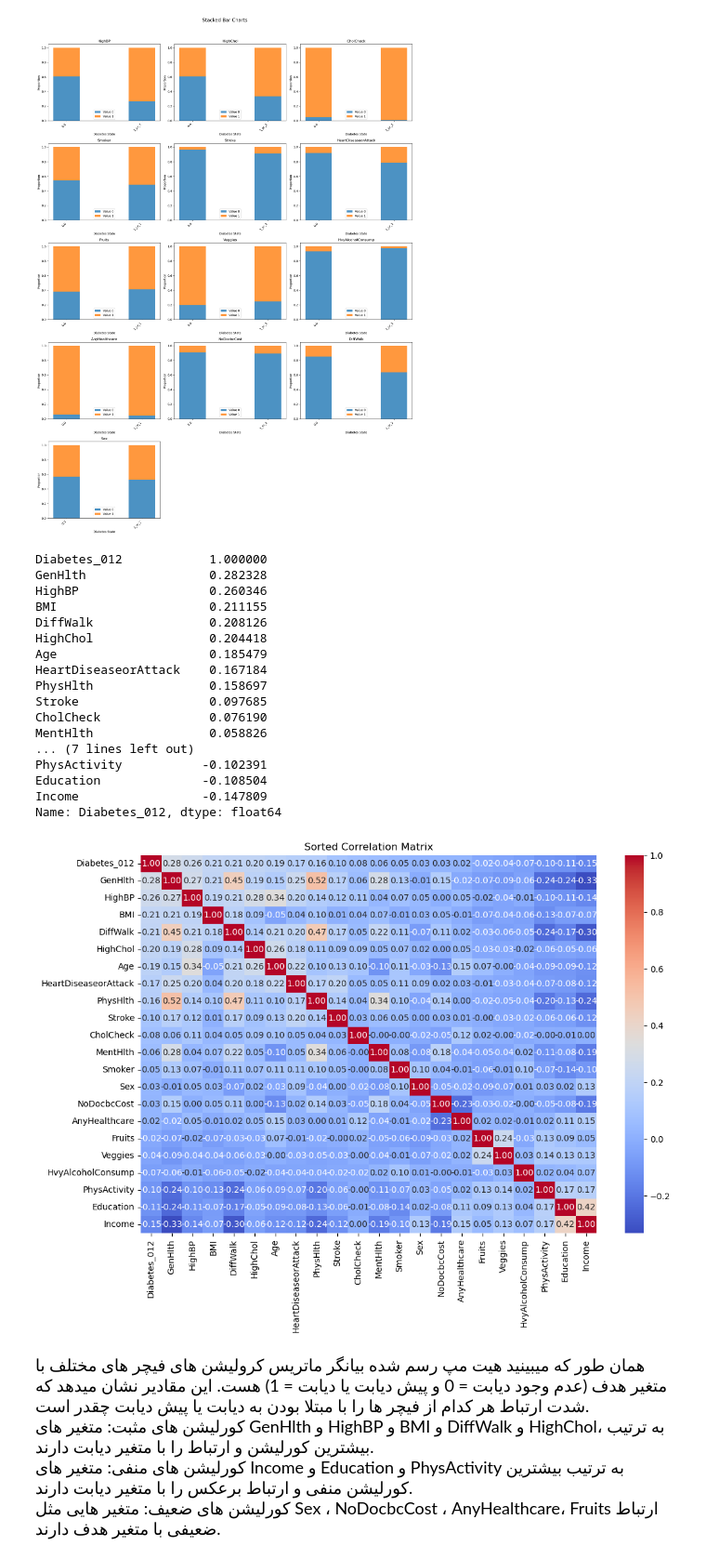
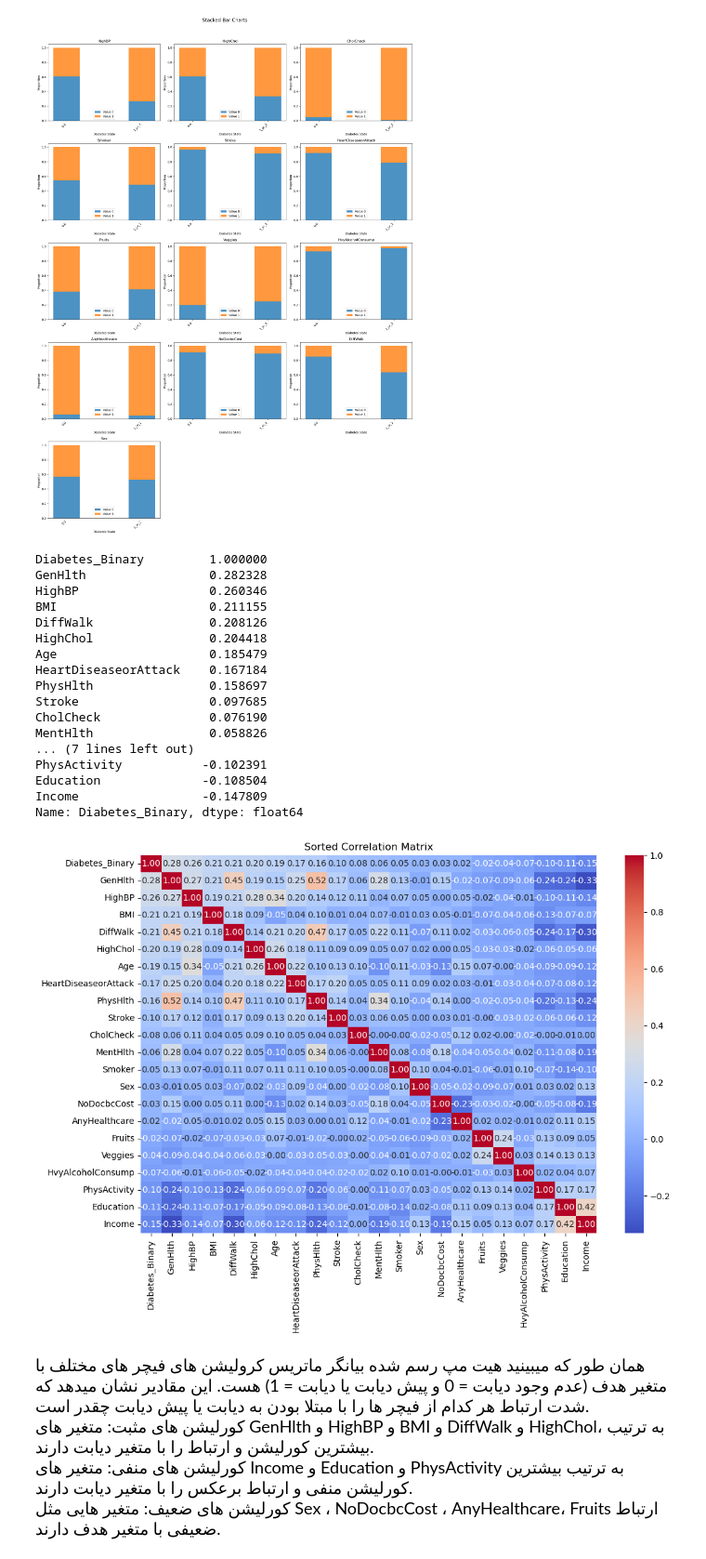
Before and after one commit to hossein-sadri/Diabetes_Project, a Jupyter notebook: Diabetes Prediction Project.ipynb, the cells around one changed output. Shown at 93% size. Drawn from its saved outputs; the diff is of its cells as text; code cells hidden in the pictures.

```diff
--- a/Diabetes Prediction Project.ipynb
+++ b/Diabetes Prediction Project.ipynb
@@ -388,14 +388,14 @@ plot_stacked_bar_charts(proportions, Binary_Features)
 [figure]
 # %%
 df_copy = df.copy()
-df_copy['Diabetes_012'] = df_copy['Diabetes_Binary']
-df_copy = df_copy.drop(columns = ['Diabetes_Binary','merged_target'])
+df_copy['Diabetes_Binary'] = df_copy['Diabetes_012'].apply(lambda x: 1 if x in [1, 2] else 0)
+df_copy = df_copy.drop(columns = ['Diabetes_012','merged_target'])
 correlation_matrix = df_copy.corr()
-correlation_with_diabetes = correlation_matrix['Diabetes_012'].sort_values(ascending=False)
+correlation_with_diabetes = correlation_matrix['Diabetes_Binary'].sort_values(ascending=False)
 
 correlation_with_diabetes
 # %% [output]
-Diabetes_012            1.000000
+Diabetes_Binary         1.000000
 GenHlth                 0.282328
 HighBP                  0.260346
 BMI                     0.211155
@@ -411,30 +411,22 @@ MentHlth                0.058826
 PhysActivity           -0.102391
 Education              -0.108504
 Income                 -0.147809
-Name: Diabetes_012, dtype: float64
+Name: Diabetes_Binary, dtype: float64
 # %%
 import seaborn as sns
-
-
-df_copy = df.copy()
-df_copy['Diabetes_012'] = df_copy['Diabetes_Binary']
-df_copy = df_copy.drop(columns=['Diabetes_Binary', 'merged_target'])
-
-correlation_matrix = df_copy.corr()
-correlation_with_diabetes = correlation_matrix['Diabetes_012'].sort_values(ascending=False)
 
 sorted_correlation = correlation_with_diabetes.sort_values(ascending=False)
 sorted_features = sorted_correlation.index.tolist()
 
 sorted_correlation_matrix = df_copy[sorted_features].corr()
 sorted_correlation_matrix = sorted_correlation_matrix.loc[sorted_features, sorted_features]
 
 plt.figure(figsize=(12, 8))
 sns.heatmap(sorted_correlation_matrix, annot=True, cmap='coolwarm', fmt='.2f')
 plt.title('Sorted Correlation Matrix')
 plt.show()
 # %% [output]
-[figure, old version]
+[figure, new version]
 # %% [markdown]
 
 <div style="direction: rtl; unicode-bidi: embed; font-family: 'B Nazanin', sans-serif; font-size: 18px; line-height: 1.6;">
```
Also changed, not shown: parts of 2 cells of this notebook.
